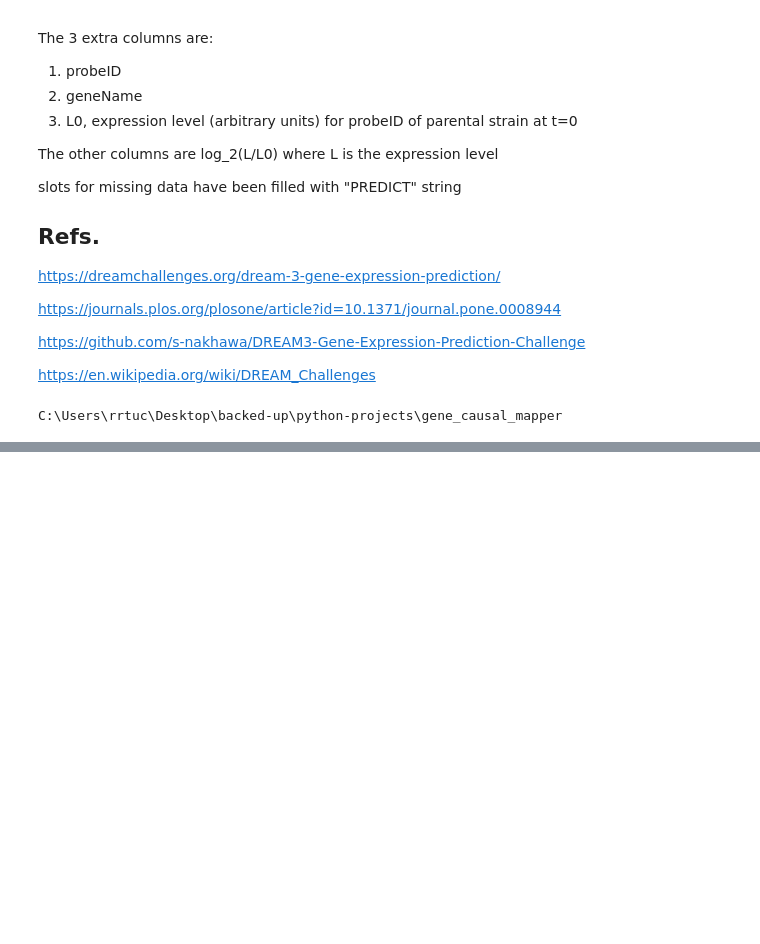
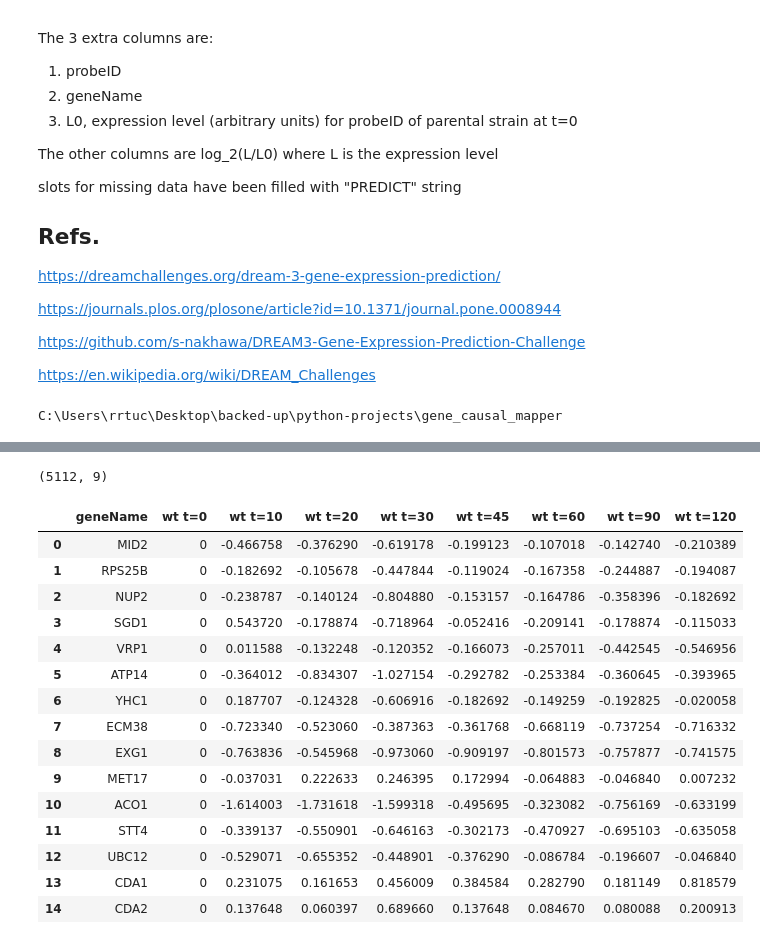
Before and after one commit to rrtucci/gene_causal_mapper, a Jupyter notebook: jupyter_notebooks/dream3_dataset.ipynb, the cells around one changed output, grey strips where cells are left out. Cells and saved outputs as stored; diff of their text form; code cells hidden in the pictures; blank space fills up the shorter version.

```diff
--- a/jupyter_notebooks/dream3_dataset.ipynb
+++ b/jupyter_notebooks/dream3_dataset.ipynb
@@ -113,0 +121,22 @@ df_gold.head()
+# %%
+df = pd.read_csv('data/wild.tsv', sep='\t')
+print(df.shape)
+df.head(15)
+# %% [output]
+(5112, 9)
+|  | geneName | wt t=0 | wt t=10 | wt t=20 | wt t=30 | wt t=45 | wt t=60 | wt t=90 | wt t=120 |
+| 0 | MID2 | 0 | -0.466758 | -0.376290 | -0.619178 | -0.199123 | -0.107018 | -0.142740 | -0.210389 |
+| 1 | RPS25B | 0 | -0.182692 | -0.105678 | -0.447844 | -0.119024 | -0.167358 | -0.244887 | -0.194087 |
+| 2 | NUP2 | 0 | -0.238787 | -0.140124 | -0.804880 | -0.153157 | -0.164786 | -0.358396 | -0.182692 |
+| 3 | SGD1 | 0 | 0.543720 | -0.178874 | -0.718964 | -0.052416 | -0.209141 | -0.178874 | -0.115033 |
+| 4 | VRP1 | 0 | 0.011588 | -0.132248 | -0.120352 | -0.166073 | -0.257011 | -0.442545 | -0.546956 |
+| 5 | ATP14 | 0 | -0.364012 | -0.834307 | -1.027154 | -0.292782 | -0.253384 | -0.360645 | -0.393965 |
+| 6 | YHC1 | 0 | 0.187707 | -0.124328 | -0.606916 | -0.182692 | -0.149259 | -0.192825 | -0.020058 |
+| 7 | ECM38 | 0 | -0.723340 | -0.523060 | -0.387363 | -0.361768 | -0.668119 | -0.737254 | -0.716332 |
+| 8 | EXG1 | 0 | -0.763836 | -0.545968 | -0.973060 | -0.909197 | -0.801573 | -0.757877 | -0.741575 |
+| 9 | MET17 | 0 | -0.037031 | 0.222633 | 0.246395 | 0.172994 | -0.064883 | -0.046840 | 0.007232 |
+| 10 | ACO1 | 0 | -1.614003 | -1.731618 | -1.599318 | -0.495695 | -0.323082 | -0.756169 | -0.633199 |
+| 11 | STT4 | 0 | -0.339137 | -0.550901 | -0.646163 | -0.302173 | -0.470927 | -0.695103 | -0.635058 |
+| 12 | UBC12 | 0 | -0.529071 | -0.655352 | -0.448901 | -0.376290 | -0.086784 | -0.196607 | -0.046840 |
+| 13 | CDA1 | 0 | 0.231075 | 0.161653 | 0.456009 | 0.384584 | 0.282790 | 0.181149 | 0.818579 |
+| 14 | CDA2 | 0 | 0.137648 | 0.060397 | 0.689660 | 0.137648 | 0.084670 | 0.080088 | 0.200913 |
```
Also changed, not shown: parts of 7 cells of this notebook, 3 other files.
